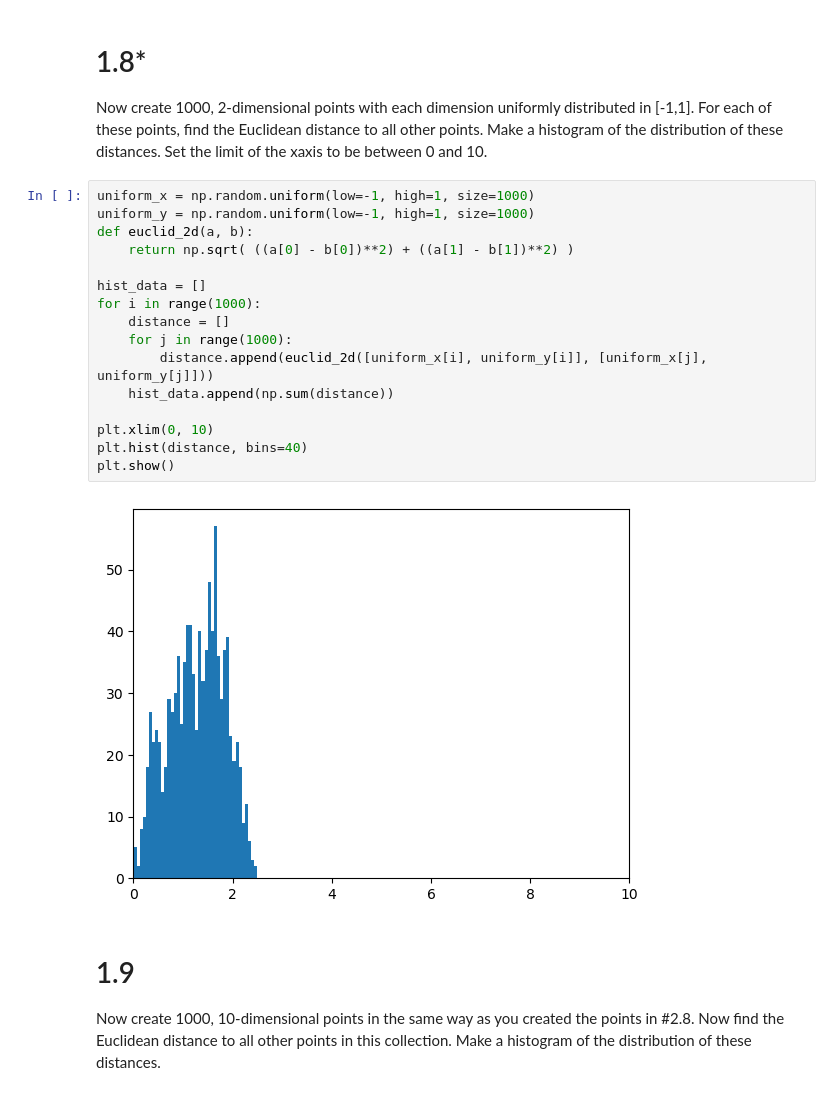
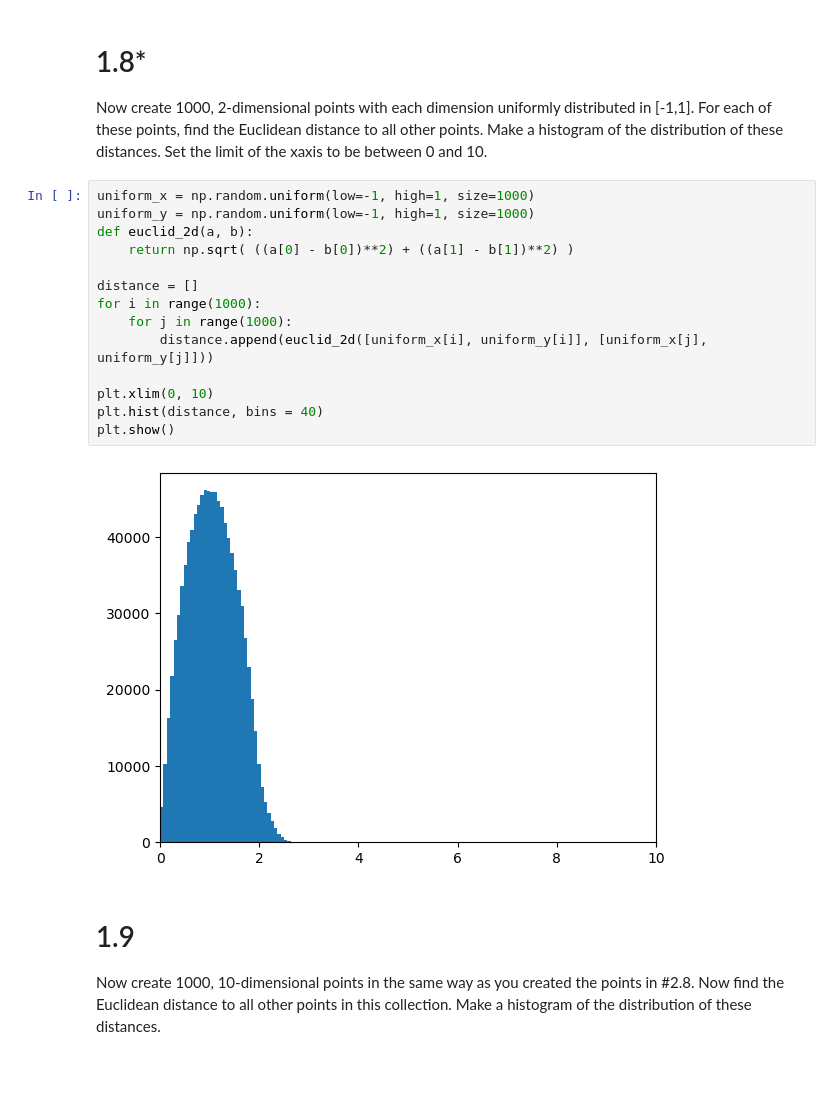
Before and after one commit to noa-bit/dm1590-labs, a Jupyter notebook: lab-2/DM1590_Lab2.ipynb, the cells around one changed output. Saved outputs shown, nothing was run; the diff lists cells and outputs as text.

```diff
--- a/lab-2/DM1590_Lab2.ipynb
+++ b/lab-2/DM1590_Lab2.ipynb
@@ -124,21 +124,19 @@ Now create 1000, 2-dimensional points with each dimension uniformly distributed
 # %%
 uniform_x = np.random.uniform(low=-1, high=1, size=1000)
 uniform_y = np.random.uniform(low=-1, high=1, size=1000)
 def euclid_2d(a, b):
     return np.sqrt( ((a[0] - b[0])**2) + ((a[1] - b[1])**2) )
 
-hist_data = []
+distance = []
 for i in range(1000):
-    distance = []
     for j in range(1000):
         distance.append(euclid_2d([uniform_x[i], uniform_y[i]], [uniform_x[j], uniform_y[j]]))
-    hist_data.append(np.sum(distance))
 
 plt.xlim(0, 10)
-plt.hist(distance, bins=40)
+plt.hist(distance, bins = 40)
 plt.show()
 # %% [output]
-[figure, old version]
+[figure, new version]
 # %% [markdown]
 # 1.9
 
```
Also changed, not shown: parts of 6 cells of this notebook.
